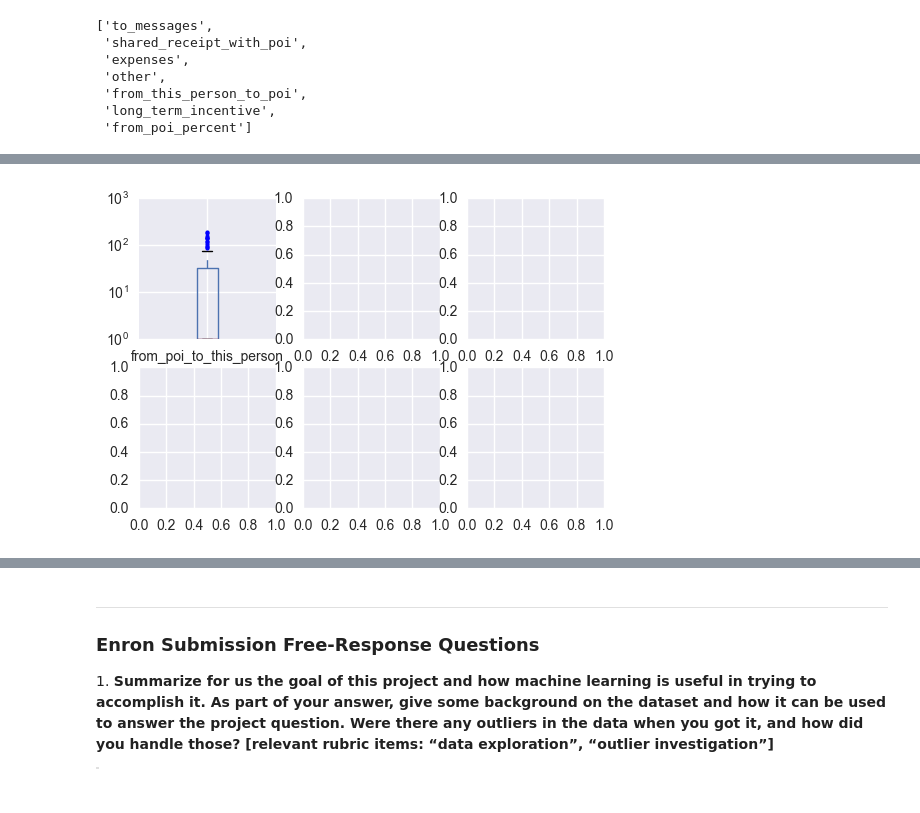
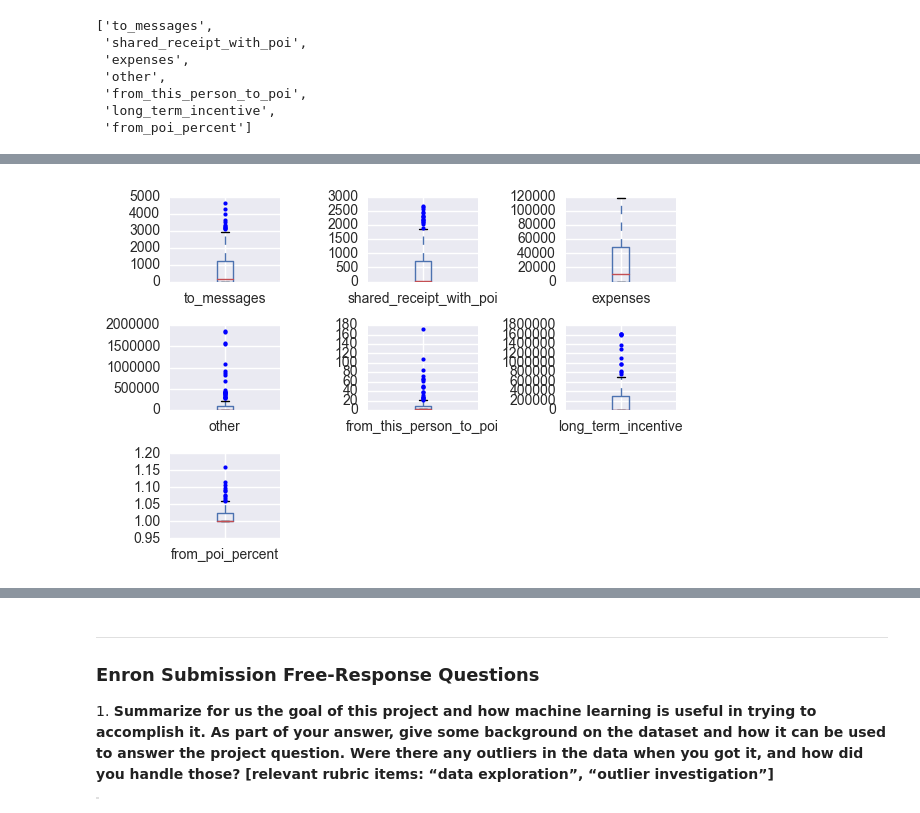
Before and after one commit to brunoassisp/Machine-Learning-project, a Jupyter notebook: Enron-ML-Project.ipynb, the cells around one changed output, grey strips where cells are left out. Cells and saved outputs as stored; diff of their text form; code cells hidden in the pictures.

```diff
--- a/Enron-ML-Project.ipynb
+++ b/Enron-ML-Project.ipynb
@@ -65,5 +81,8 @@ memory usage: 24.1+ KB
 # %%
 def generate_scatter_plot(x, y, ax):
+    """
+    Method created to plot features data points and POIs
+    """
     enron_df.plot(
         kind='scatter',
         x=x,
@@ -186,14 +213,14 @@ Both of them present a more precise measure over how each person used to exchang
 ---
 # %%
 ### Splitting data into Train x Test
-from sklearn import cross_validation
+from sklearn import model_selection
 
 enron_df.drop(['email_address'], axis=1, inplace=True)
 
 features = enron_df.drop(['poi'], axis=1)
 labels = enron_df['poi']
 
-features_train, features_test, labels_train, labels_test = cross_validation.train_test_split(
+features_train, features_test, labels_train, labels_test = model_selection.train_test_split(
     features.values, labels, test_size=0.3, random_state=42)
 # %%
 ### Columns with negative values
@@ -265,14 +304,18 @@ columns_list
 # %%
-fig, axes = plt.subplots(2, 3)
+fig, axes = plt.subplots(3, 3)
 
 if 'poi' in columns_list:
     columns_list.remove('poi')
 
 for i, x in enumerate(columns_list):
     ax=(enron_df[x]+1).plot(kind='box', ax=axes[i/3][i%3], sym='k.')
-    ax.set_yscale('log')
+
+fig.delaxes(axes[2][1])
+fig.delaxes(axes[2][2])
+
+plt.tight_layout()
 # %% [output]
-[figure, old version]
+[figure, new version]
 # %%
 def feature_details(df, feature, top_n=5, quantile=.95):
     col_idx = enron_df.columns.get_loc(feature)
```
Also changed, not shown: parts of 17 cells of this notebook.
